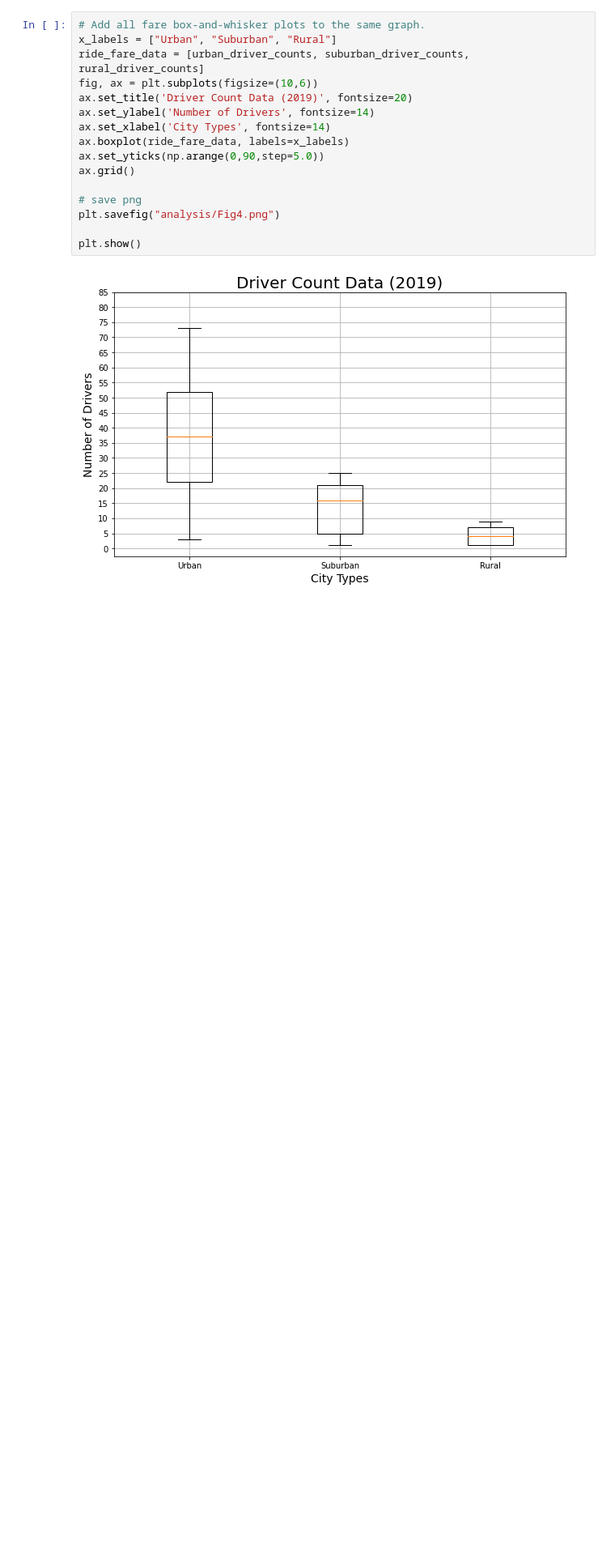
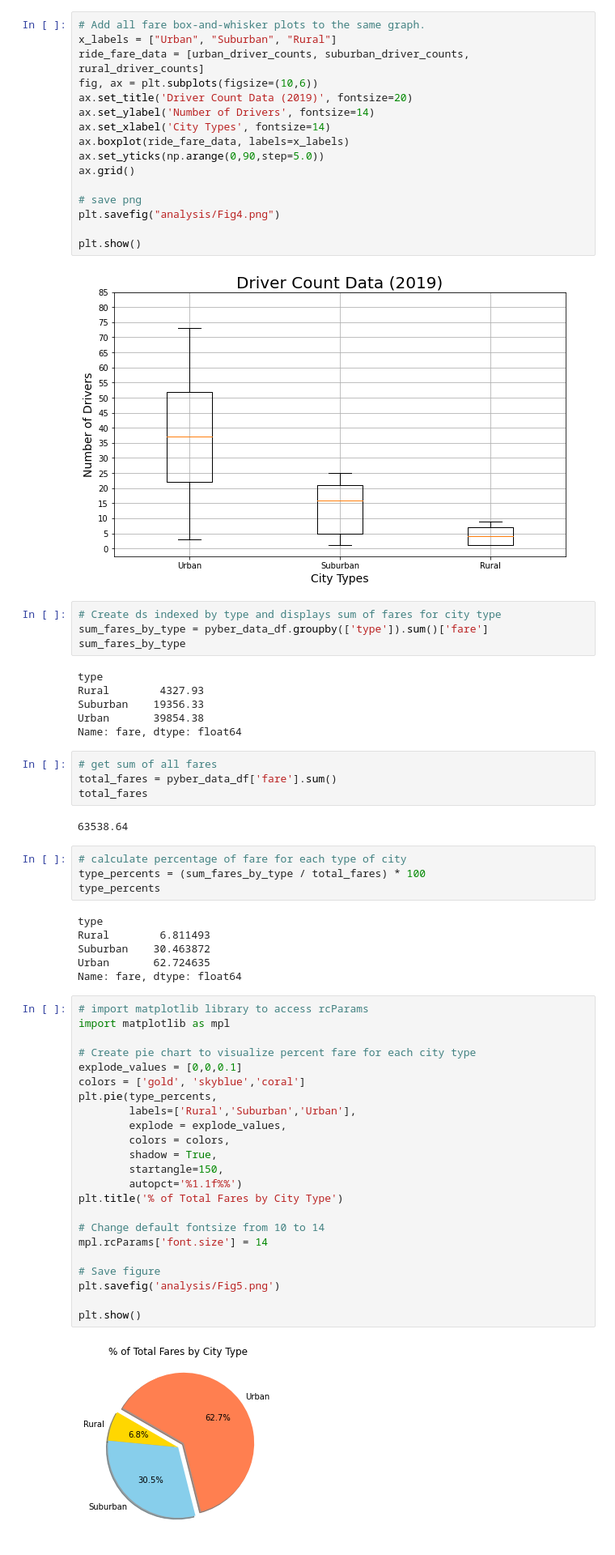
Before and after one commit to dyl-lee/PyBer_Analysis, a Jupyter notebook: PyBer.ipynb, the cells around one changed output. Shown at 81% size. Saved outputs shown, nothing was run; the diff lists cells and outputs as text; blank space fills up the shorter version.

```diff
--- a/PyBer.ipynb
+++ b/PyBer.ipynb
@@ -709,3 +709,54 @@ plt.savefig("analysis/Fig4.png")
 plt.show()
 # %% [output]
 [figure]
+# %%
+# Create ds indexed by type and displays sum of fares for city type
+sum_fares_by_type = pyber_data_df.groupby(['type']).sum()['fare']
+sum_fares_by_type
+# %% [output]
+type
+Rural        4327.93
+Suburban    19356.33
+Urban       39854.38
+Name: fare, dtype: float64
+# %%
+# get sum of all fares
+total_fares = pyber_data_df['fare'].sum()
+total_fares
+# %% [output]
+63538.64
+# %%
+# calculate percentage of fare for each type of city
+type_percents = (sum_fares_by_type / total_fares) * 100
+type_percents
+# %% [output]
+type
+Rural        6.811493
+Suburban    30.463872
+Urban       62.724635
+Name: fare, dtype: float64
+# %%
+# import matplotlib library to access rcParams
+import matplotlib as mpl
+
+# Create pie chart to visualize percent fare for each city type
+explode_values = [0,0,0.1]
+colors = ['gold', 'skyblue','coral']
+plt.pie(type_percents,
+        labels=['Rural','Suburban','Urban'],
+        explode = explode_values,
+        colors = colors,
+        shadow = True,
+        startangle=150,
+        autopct='%1.1f%%')
+plt.title('% of Total Fares by City Type')
+
+# Change default fontsize from 10 to 14
+mpl.rcParams['font.size'] = 14
+
+# Save figure
+plt.savefig('analysis/Fig5.png')
+
+plt.show()
+# %% [output]
+[figure, added]
```
Also changed, not shown: 1 other file.
